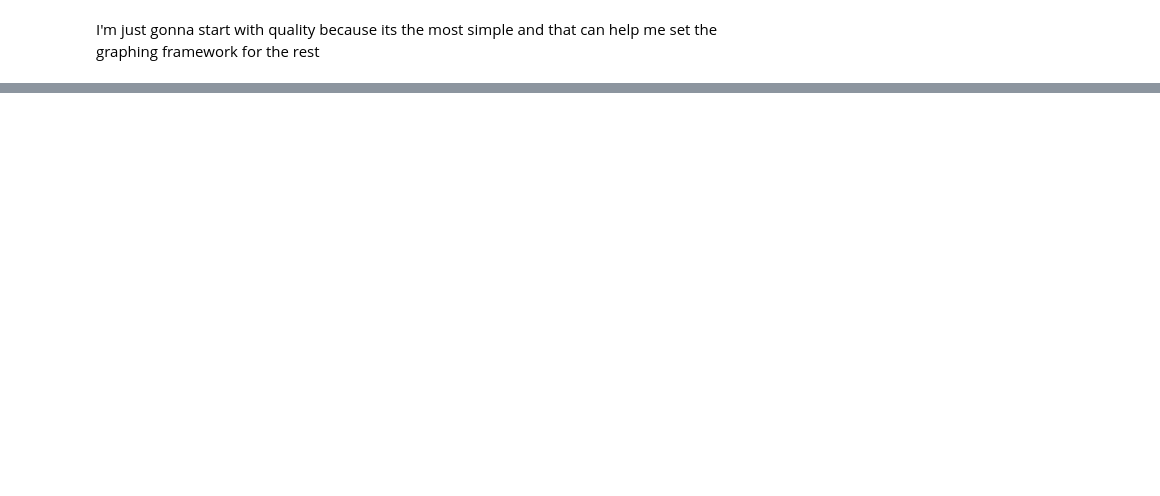
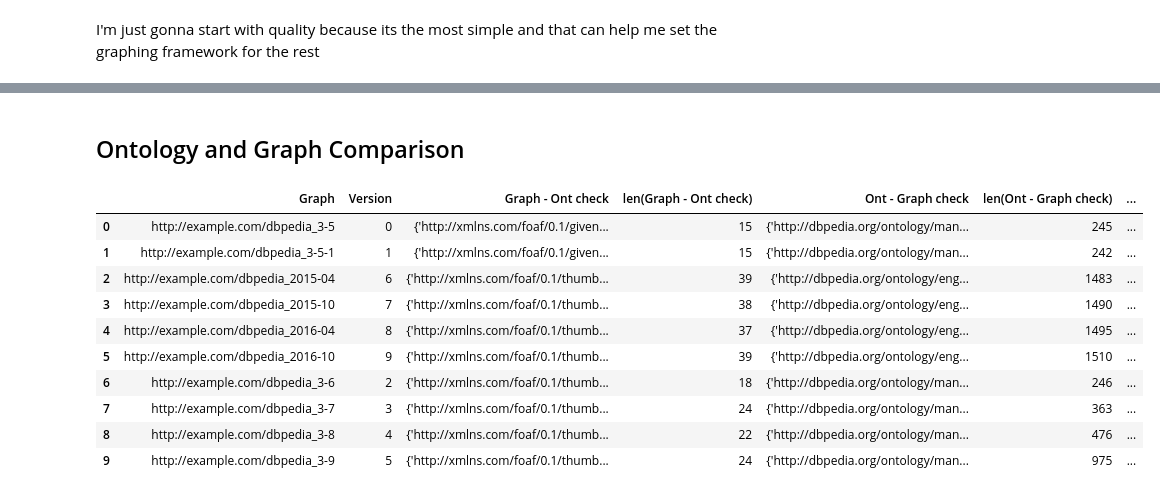
Before and after one commit to EBrandDV/P4, a Jupyter notebook: Daniel/analysis.ipynb, the cells around one changed output, grey strips where cells are left out. Drawn from its saved outputs; the diff is of its cells as text; code cells hidden in the pictures; blank space fills up the shorter version.

```diff
--- a/Daniel/analysis.ipynb
+++ b/Daniel/analysis.ipynb
@@ -57,0 +61,22 @@ qual_plots(q_df)
+# %% [markdown]
+## Ontology and Graph Comparison
+# %%
+icr_path = r'D:\Andre programmer\Github\Github_Repo\P4\Data\icr_set.csv'
+ipr_path = r'D:\Andre programmer\Github\Github_Repo\P4\Data\ipr_set.csv'
+df_icr = pd.read_csv(icr_path, delimiter=';')
+df_ipr = pd.read_csv(ipr_path, delimiter = ';')
+
+#df_icr
+df_ipr
+# %% [output]
+|  | Graph | Version | Graph - Ont check | len(Graph - Ont check) | Ont - Graph check | len(Ont - Graph check) | ... |
+| 0 | http://example.com/dbpedia_3-5 | 0 | {'http://xmlns.com/foaf/0.1/given... | 15 | {'http://dbpedia.org/ontology/man... | 245 | ... |
+| 1 | http://example.com/dbpedia_3-5-1 | 1 | {'http://xmlns.com/foaf/0.1/given... | 15 | {'http://dbpedia.org/ontology/man... | 242 | ... |
+| 2 | http://example.com/dbpedia_2015-04 | 6 | {'http://xmlns.com/foaf/0.1/thumb... | 39 | {'http://dbpedia.org/ontology/eng... | 1483 | ... |
+| 3 | http://example.com/dbpedia_2015-10 | 7 | {'http://xmlns.com/foaf/0.1/thumb... | 38 | {'http://dbpedia.org/ontology/eng... | 1490 | ... |
+| 4 | http://example.com/dbpedia_2016-04 | 8 | {'http://xmlns.com/foaf/0.1/thumb... | 37 | {'http://dbpedia.org/ontology/eng... | 1495 | ... |
+| 5 | http://example.com/dbpedia_2016-10 | 9 | {'http://xmlns.com/foaf/0.1/thumb... | 39 | {'http://dbpedia.org/ontology/eng... | 1510 | ... |
+| 6 | http://example.com/dbpedia_3-6 | 2 | {'http://xmlns.com/foaf/0.1/thumb... | 18 | {'http://dbpedia.org/ontology/man... | 246 | ... |
+| 7 | http://example.com/dbpedia_3-7 | 3 | {'http://xmlns.com/foaf/0.1/thumb... | 24 | {'http://dbpedia.org/ontology/man... | 363 | ... |
+| 8 | http://example.com/dbpedia_3-8 | 4 | {'http://xmlns.com/foaf/0.1/thumb... | 22 | {'http://dbpedia.org/ontology/man... | 476 | ... |
+| 9 | http://example.com/dbpedia_3-9 | 5 | {'http://xmlns.com/foaf/0.1/thumb... | 24 | {'http://dbpedia.org/ontology/man... | 975 | ... |
```
Also changed, not shown: parts of 3 cells of this notebook, 3 other files.
